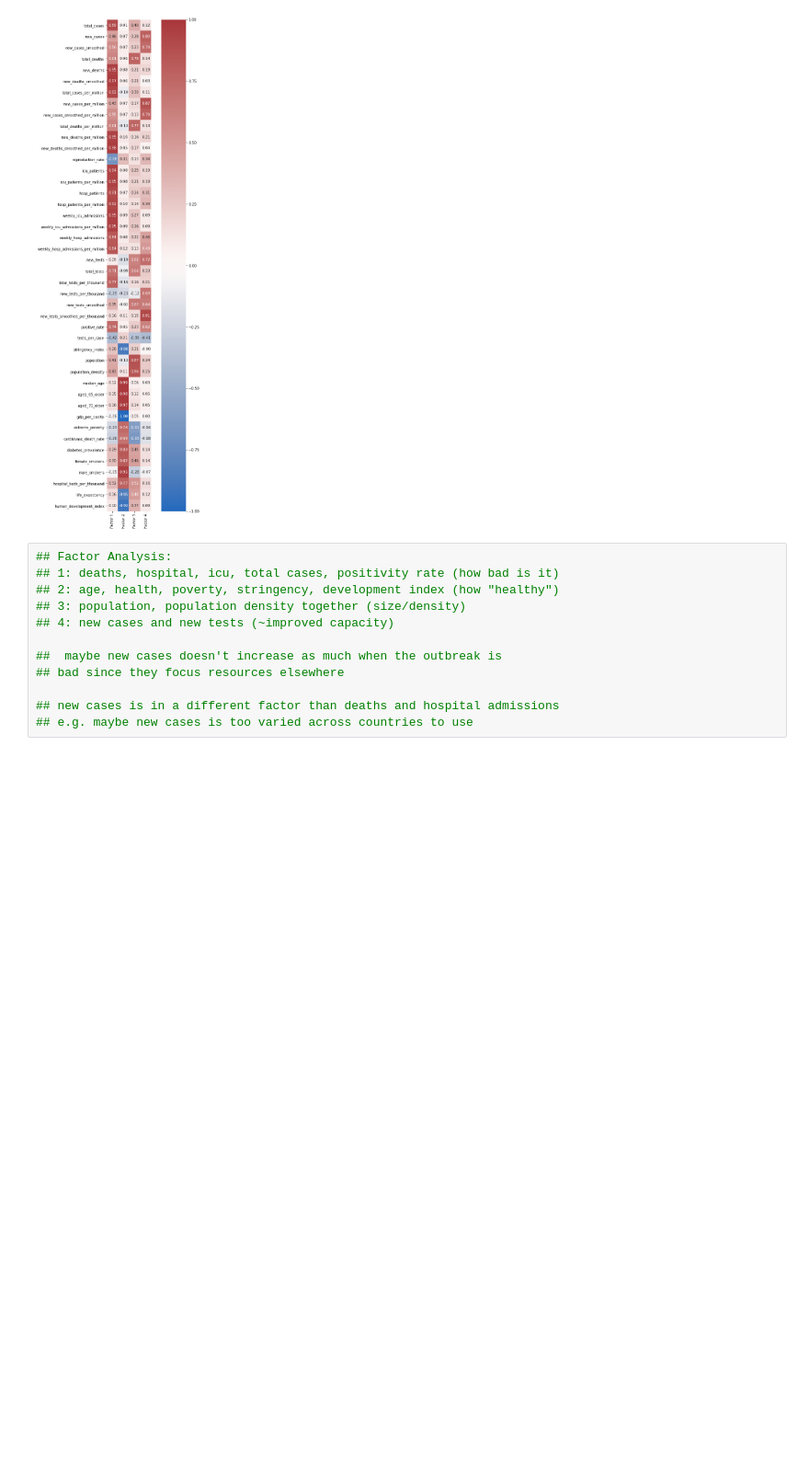
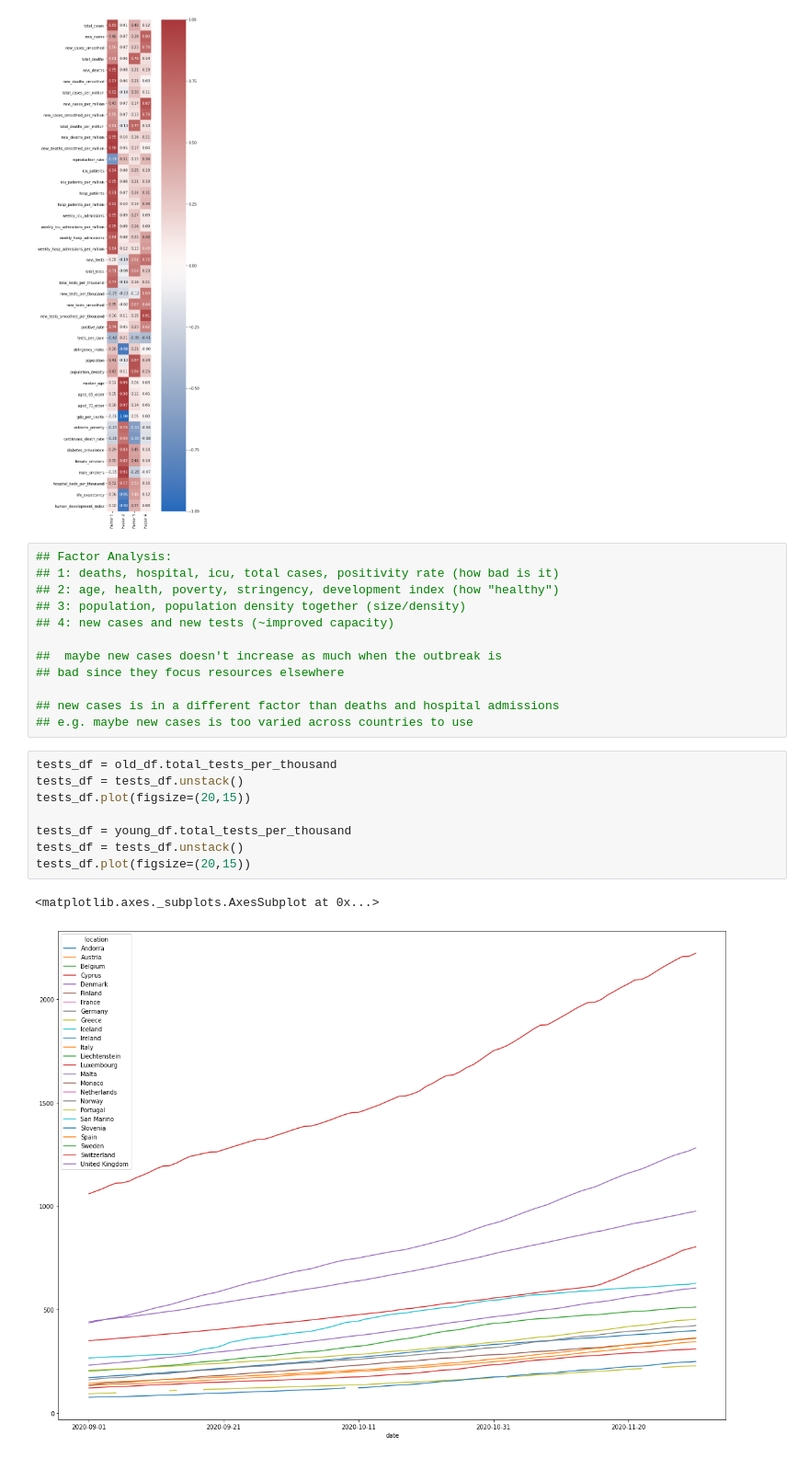
Before and after one commit to stefan-stein/Citadel-Datathon-2021, a Jupyter notebook: Charlotte - owid-covid-data.ipynb, the cells around one changed output. Shown at 92% size. Cells and saved outputs as stored; diff of their text form; blank space fills up the shorter version.

```diff
--- a/Charlotte - Day 1.ipynb
+++ b/Charlotte - owid-covid-data.ipynb
@@ -196,3 +196,14 @@ ax = sns.heatmap(loadings,
 
 ## new cases is in a different factor than deaths and hospital admissions
 ## e.g. maybe new cases is too varied across countries to use
+# %%
+tests_df = old_df.total_tests_per_thousand
+tests_df = tests_df.unstack()
+tests_df.plot(figsize=(20,15))
+
+tests_df = young_df.total_tests_per_thousand
+tests_df = tests_df.unstack()
+tests_df.plot(figsize=(20,15))
+# %% [output]
+<matplotlib.axes._subplots.AxesSubplot at 0x...>
+[figure, added]
```
Also changed, not shown: parts of 6 cells of this notebook, 1 other file.
